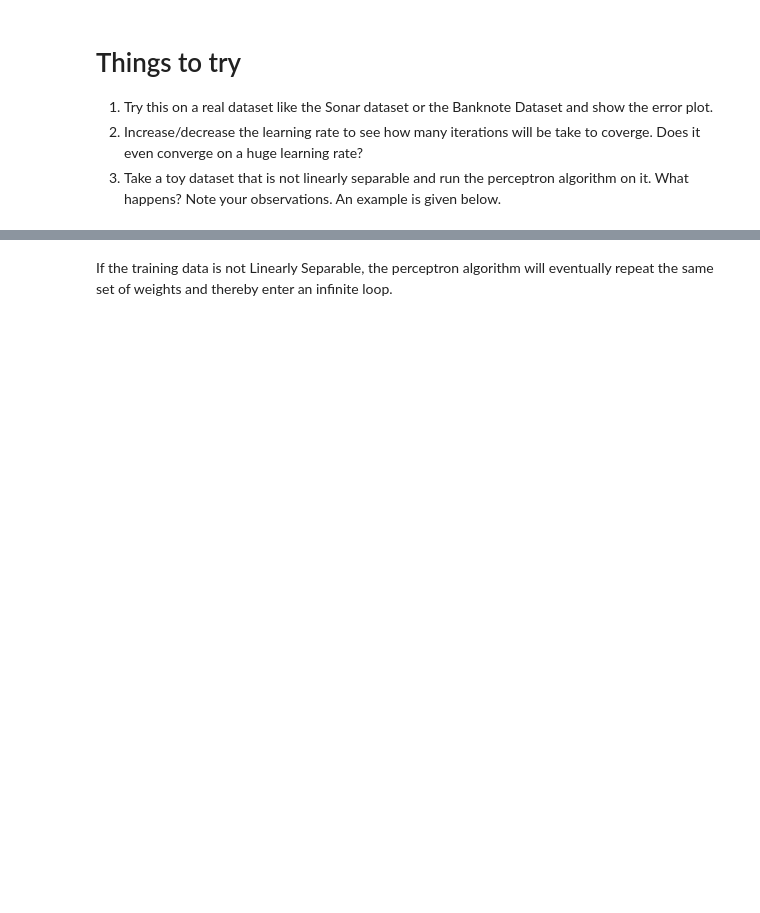
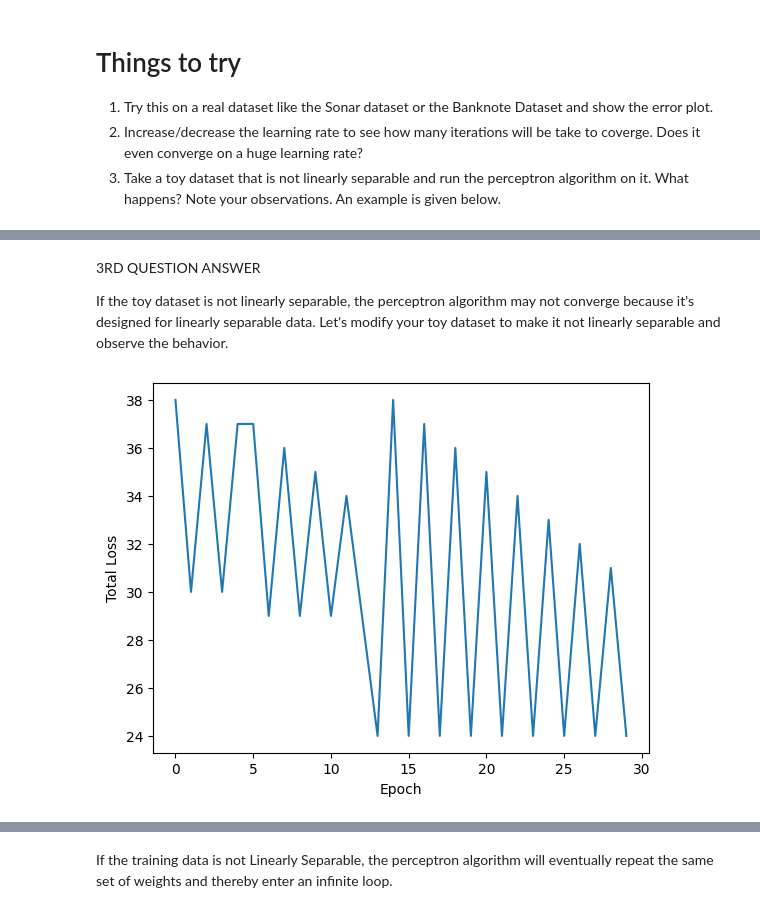
Before and after one commit to Bhavanipothuraju/FMML-LAB1, a Jupyter notebook: Copy_of_FMML_Module4_Lab1_2024.ipynb, the cells around one changed output, grey strips where cells are left out. Drawn from its saved outputs; the diff is of its cells as text; code cells hidden in the pictures; blank space fills up the shorter version.

```diff
--- a/Copy_of_FMML_Module4_Lab1_2024.ipynb
+++ b/Copy_of_FMML_Module4_Lab1_2024.ipynb
@@ -137,3 +186,15 @@ As you can see, our algorithm has correctly classified all the samples. The deci
+# %% [markdown]
+3RD QUESTION ANSWER
+
+If the toy dataset is not linearly separable, the perceptron algorithm may not converge because it's designed for linearly separable data. Let's modify your toy dataset to make it not linearly separable and observe the behavior.
+# %%
+# Modify the toy dataset to make it not linearly separable
+y_not_sep = np.array([-1, -1, 1, -1, -1])
+
+# Run the perceptron algorithm on the non-linearly separable dataset
+w_not_sep = perceptron_algo_plot(X, y_not_sep)
+# %% [output]
+[figure, added]
 # %%
 X = np.array([
     [-2, 4, -1],
```
Also changed, not shown: parts of 5 cells of this notebook.
